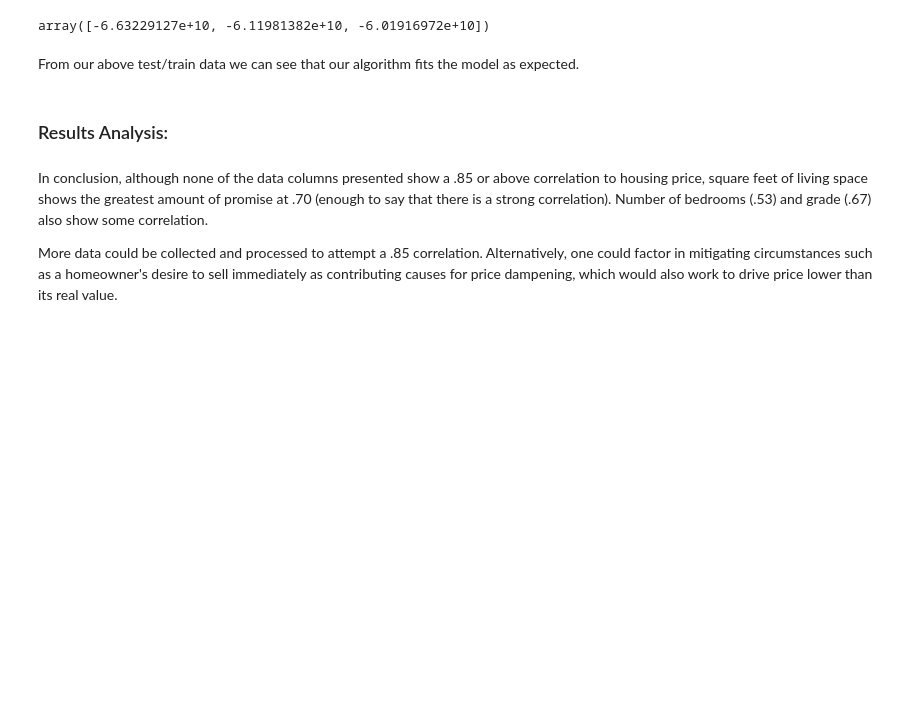
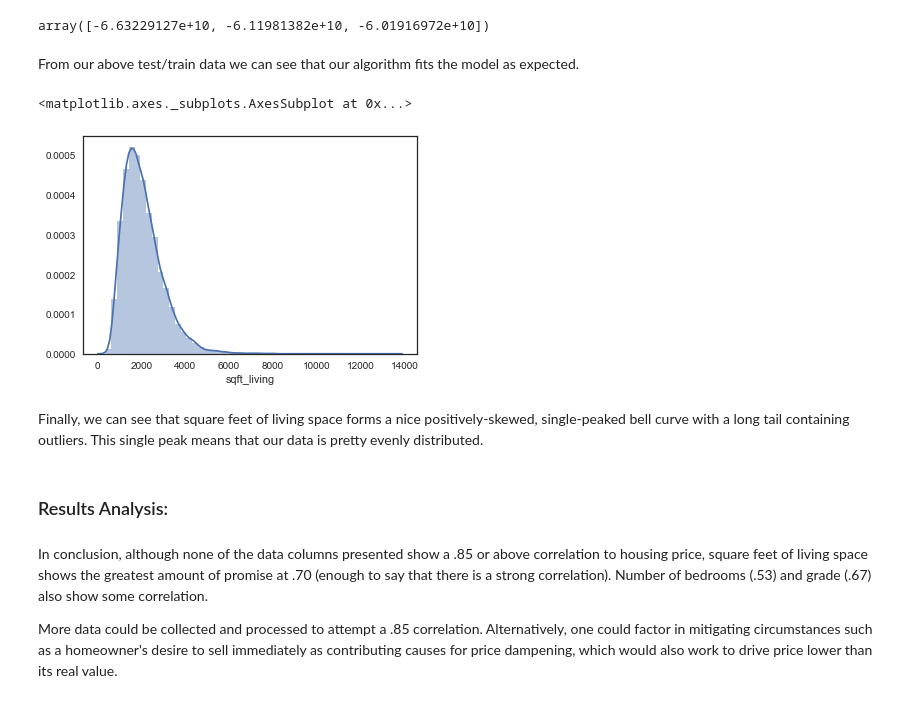
Before and after one commit to samcches/dsc-1-final-project-online-ds-sp-000, a Jupyter notebook: student.ipynb, the cells around one changed output. Drawn from its saved outputs; the diff is of its cells as text; code cells hidden in the pictures; blank space fills up the shorter version.

```diff
--- a/student.ipynb
+++ b/student.ipynb
@@ -567,6 +567,14 @@ cv_3_results
 array([-6.63229127e+10, -6.11981382e+10, -6.01916972e+10])
 # %% [markdown]
 From our above test/train data we can see that our algorithm fits the model as expected.
+# %%
+import seaborn as sns
+sns.distplot(data['sqft_living'], bins=50, kde=True)
+# %% [output]
+<matplotlib.axes._subplots.AxesSubplot at 0x...>
+[figure, added]
+# %% [markdown]
+Finally, we can see that square feet of living space forms a nice positively-skewed, single-peaked bell curve with a long tail containing outliers. This single peak means that our data is pretty evenly distributed.
 # %% [markdown]
 ### Results Analysis:
 # %% [markdown]
```
Also changed, not shown: parts of 3 cells of this notebook.
